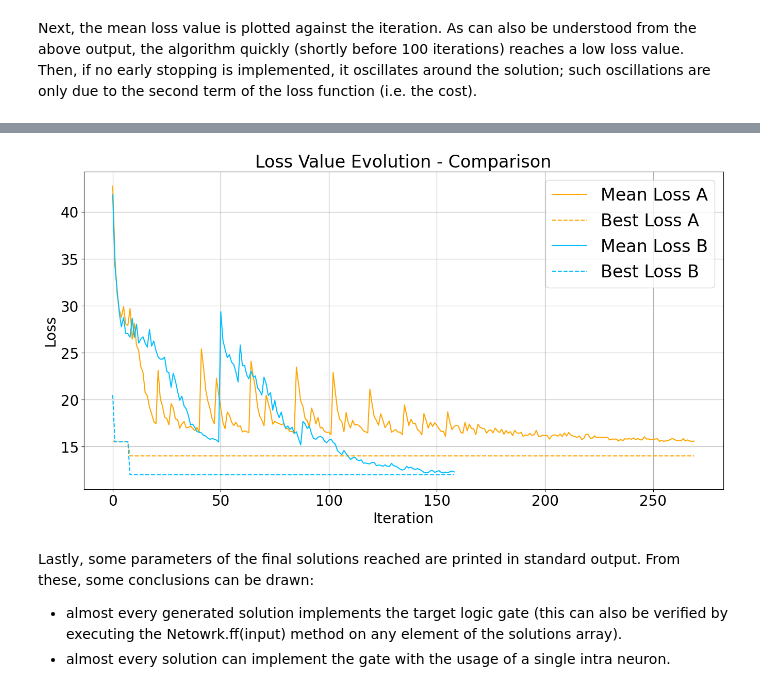
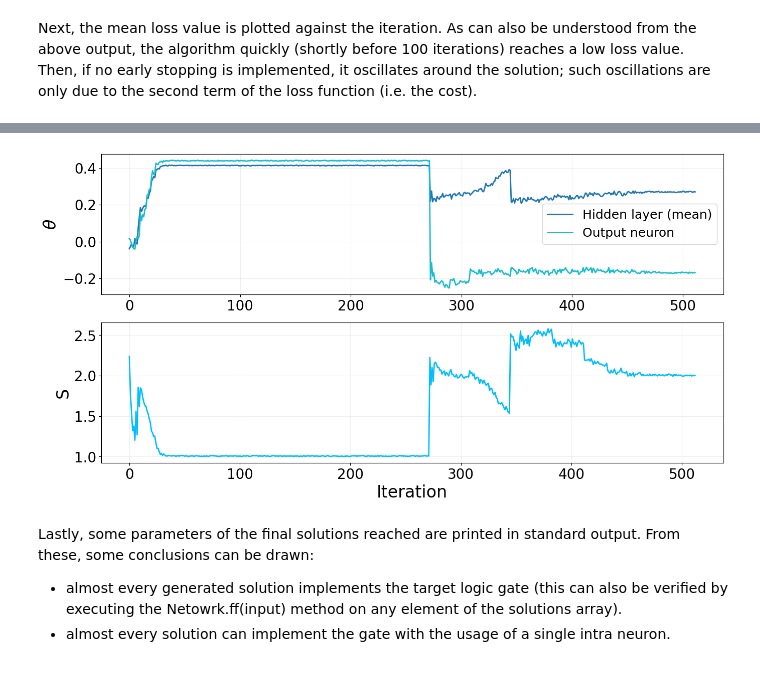
Before and after one commit to pietromalagoli/NeuronEvolution, a Jupyter notebook: Perceptron/xor.ipynb, the cells around one changed output, grey strips where cells are left out. Saved outputs shown, nothing was run; the diff lists cells and outputs as text; code cells hidden in the pictures.

```diff
--- a/Perceptron/xor.ipynb
+++ b/Perceptron/xor.ipynb
@@ -127,19 +148,28 @@ Convergence reached after 270 iterations.
-# %%
-# Comparison case A and B
-plt.figure(figsize=(16,8))
-plt.plot(otherCase,c='orange',label=f'Mean Loss {label[not par['longLinks']]}')
-plt.plot(otherBest,c='orange',label=f'Best Loss {label[not par['longLinks']]}',ls='--')
-plt.plot(Lmeans,c='deepskyblue',label=f'Mean Loss {label[par['longLinks']]}')
-plt.plot(bestLvalues,c='deepskyblue',label=f'Best Loss {label[par['longLinks']]}',ls='--')
-plt.title(f'Loss Value Evolution - Comparison')
-plt.xlabel('Iteration')
-plt.ylabel('Loss')
-plt.grid(True)
-plt.legend()
-plt.savefig(f'plots/lossPerceptronVs.png')
-plt.show()
-# %% [output]
-[figure, removed]
+# %%
+case = ['no direct links','direct links']
+label = ['B','A']
+nLabel= ['Hidden layer (mean)', 'Output neuron']
+
+fig, ax = plt.subplots(2,1,figsize=(16,8),sharex=False)
+
+theta_colors = plt.cm.tab10(np.linspace(0, 1, Tvals.shape[0]))
+for i in range(Tvals.shape[0]):
+    ax[0].plot(Tvals[i, :], color=theta_colors[i], label=nLabel[i],lw=2)
+#ax[0].set_xlabel('Iteration')
+ax[0].set_ylabel(r'$\theta$',fontsize=24)
+#ax[0].set_ylim((-1,1))
+ax[0].grid(True,alpha=0.2)
+ax[0].legend(frameon=True,fontsize=18,loc='best')
+
+ax[1].plot(Svals, color='deepskyblue',lw=2)
+ax[1].set_xlabel('Iteration')
+ax[1].set_ylabel('S')
+ax[1].grid(True,alpha=0.2)
+
+plt.savefig(f'plots/S-thetaPerceptron{label[par['longLinks']]}.png')
+plt.show()
+# %% [output]
+[figure, added]
 # %% [markdown]
 Lastly, some parameters of the final solutions reached are printed in standard output. From these, some conclusions can be drawn:
 - almost every generated solution implements the target logic gate (this can also be verified by executing the Netowrk.ff(input) method on any element of the solutions array).
```
Also changed, not shown: parts of 10 cells of this notebook, 39 other files.
